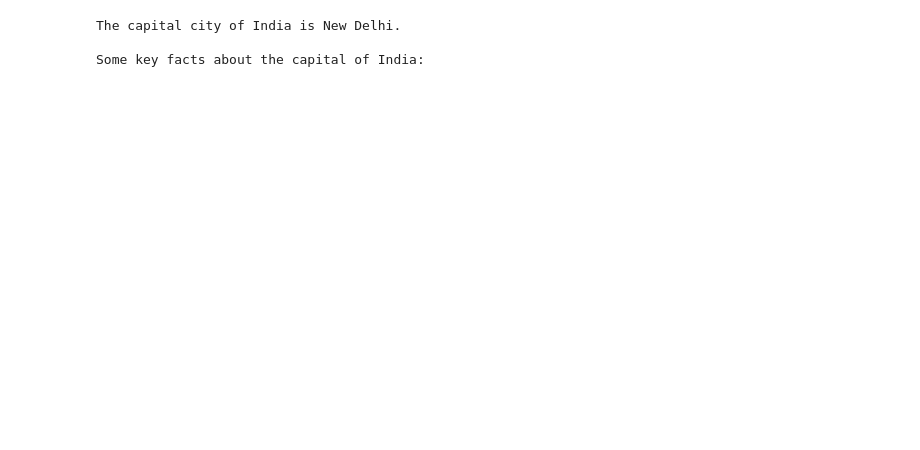
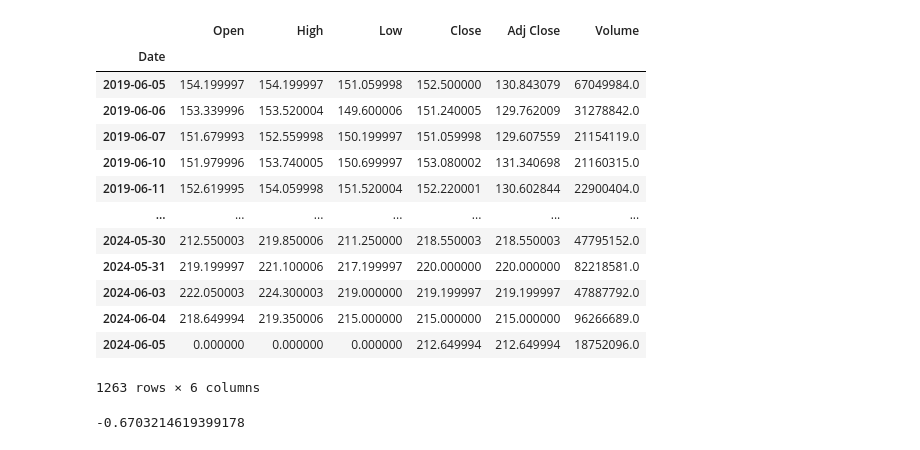
Before and after one commit to catherineyyyy/aws-bedrock, a Jupyter notebook: Test.ipynb, the cells around one changed output. Drawn from its saved outputs; the diff is of its cells as text; code cells hidden in the pictures; blank space fills up the shorter version.

```diff
--- a/Test.ipynb
+++ b/Test.ipynb
@@ -40,6 +0,0 @@ body = json.loads(response['body'].read())
-# %%
-print(body['content'][0]['text'])
-# %% [output]
-The capital city of India is New Delhi.
-
-Some key facts about the capital of India:
@@ -45,0 +3,23 @@ Some key facts about the capital of India:
+# %%
+df = pd.read_csv("data/BCS.csv", index_col = 0)
+df
+# %% [output]
+|  | Open | High | Low | Close | Adj Close | Volume |
+| Date |  |  |  |  |  |  |
+| 2019-06-05 | 154.199997 | 154.199997 | 151.059998 | 152.500000 | 130.843079 | 67049984.0 |
+| 2019-06-06 | 153.339996 | 153.520004 | 149.600006 | 151.240005 | 129.762009 | 31278842.0 |
+| 2019-06-07 | 151.679993 | 152.559998 | 150.199997 | 151.059998 | 129.607559 | 21154119.0 |
+| 2019-06-10 | 151.979996 | 153.740005 | 150.699997 | 153.080002 | 131.340698 | 21160315.0 |
+| 2019-06-11 | 152.619995 | 154.059998 | 151.520004 | 152.220001 | 130.602844 | 22900404.0 |
+| ... | ... | ... | ... | ... | ... | ... |
+| 2024-05-30 | 212.550003 | 219.850006 | 211.250000 | 218.550003 | 218.550003 | 47795152.0 |
+| 2024-05-31 | 219.199997 | 221.100006 | 217.199997 | 220.000000 | 220.000000 | 82218581.0 |
+| 2024-06-03 | 222.050003 | 224.300003 | 219.000000 | 219.199997 | 219.199997 | 47887792.0 |
+| 2024-06-04 | 218.649994 | 219.350006 | 215.000000 | 215.000000 | 215.000000 | 96266689.0 |
+| 2024-06-05 | 0.000000 | 0.000000 | 0.000000 | 212.649994 | 212.649994 | 18752096.0 |
+1263 rows × 6 columns
+# %%
+
+1 - (df['Adj Close'].pct_change() + 1).cumprod().tail()[0]
+# %% [output]
+-0.6703214619399178
```
Also changed, not shown: parts of 22 cells of this notebook, 5 other files.
